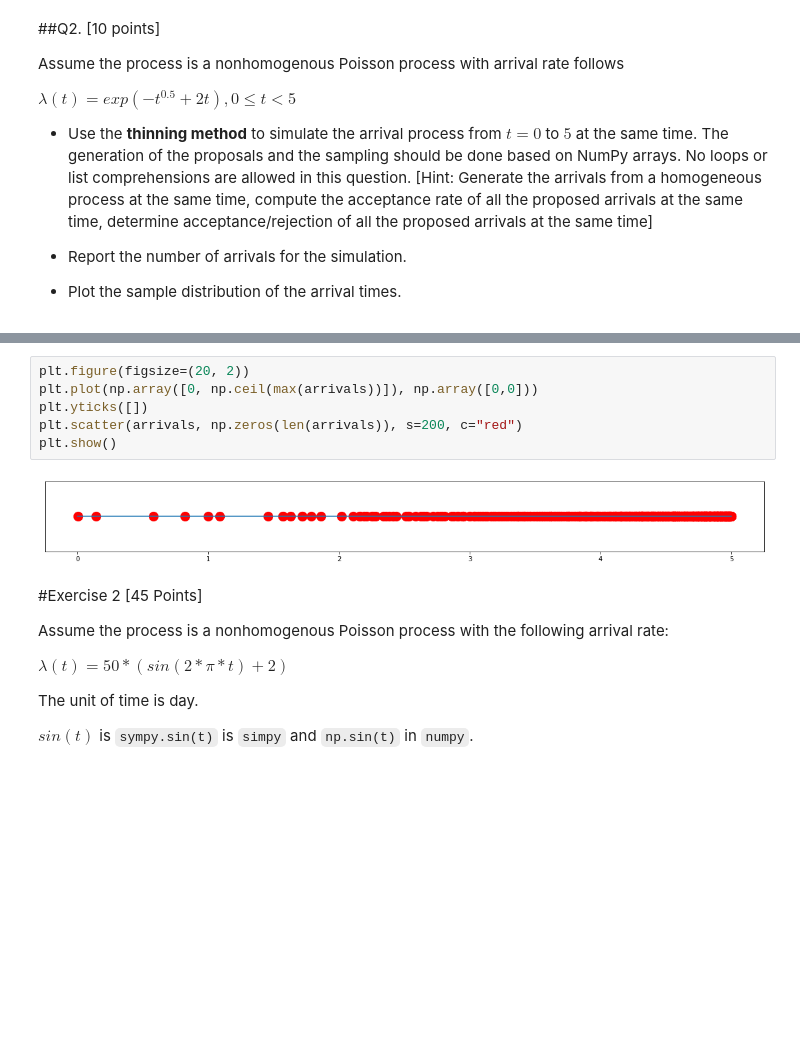
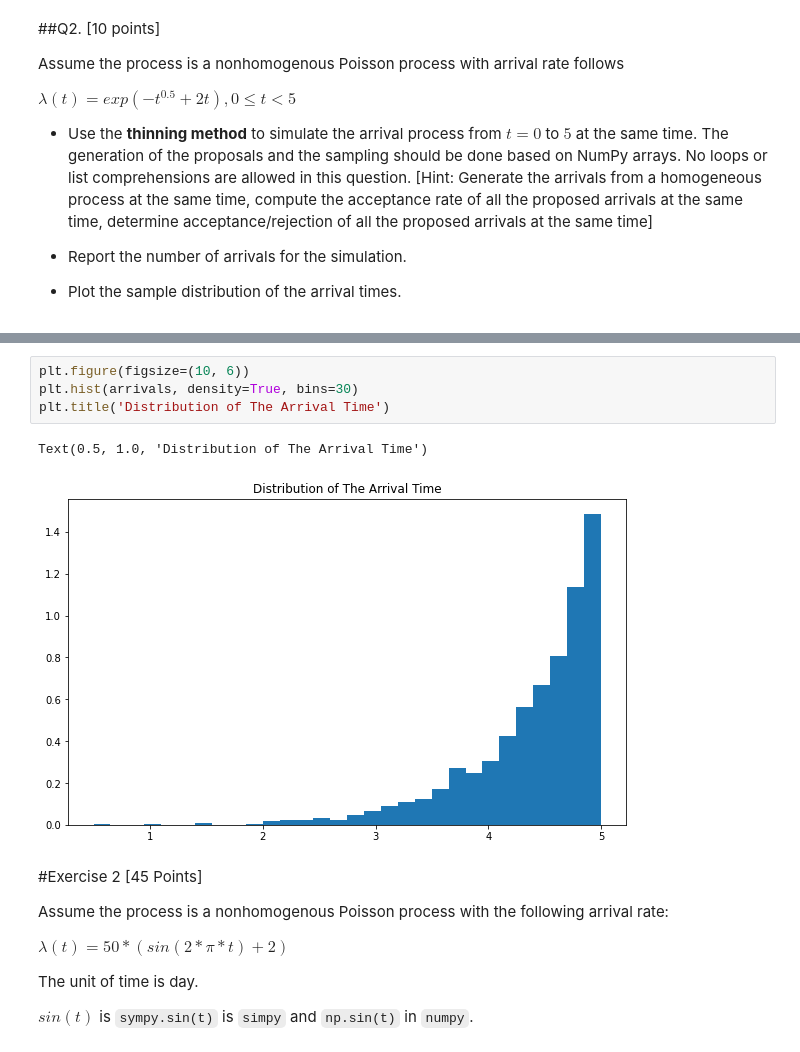
Before and after one commit to r50206v/E4404-Simulation, a Jupyter notebook: hw/Yi_Ping_Tseng_HW4_(IEOR_4404_Fall_2020).ipynb, the cells around one changed output, grey strips where cells are left out. Cells and saved outputs as stored; diff of their text form; blank space fills up the shorter version.

```diff
--- a/hw/Yi_Ping_Tseng_HW4_(IEOR_4404_Fall_2020).ipynb
+++ b/hw/Yi_Ping_Tseng_HW4_(IEOR_4404_Fall_2020).ipynb
@@ -146,11 +146,10 @@ final simulation:  1286
-# %%
-plt.figure(figsize=(20, 2))
-plt.plot(np.array([0, np.ceil(max(arrivals))]), np.array([0,0]))
-plt.yticks([])
-plt.scatter(arrivals, np.zeros(len(arrivals)), s=200, c="red")
-plt.show()
-# %% [output]
-[figure, removed]
+# %%
+plt.figure(figsize=(10, 6))
+plt.hist(arrivals, density=True, bins=30)
+plt.title('Distribution of The Arrival Time')
+# %% [output]
+Text(0.5, 1.0, 'Distribution of The Arrival Time')
+[figure, added]
 # %% [markdown]
 #Exercise 2 [45 Points]
 
```
Also changed, not shown: parts of 10 cells of this notebook.
